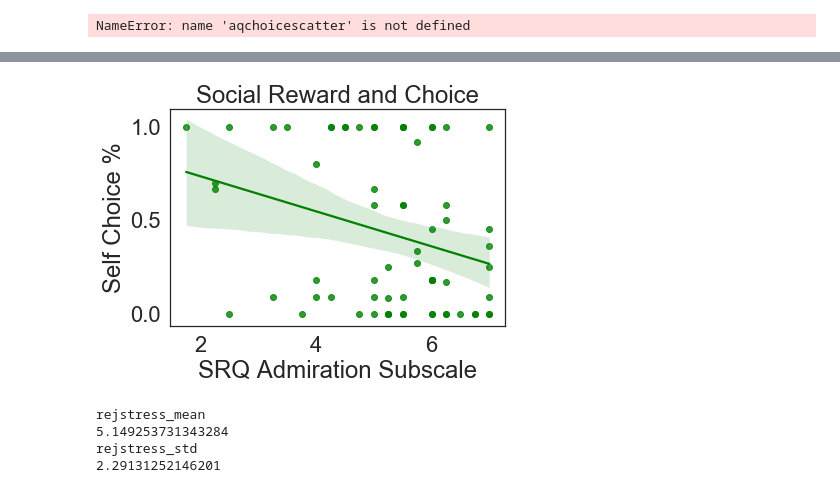
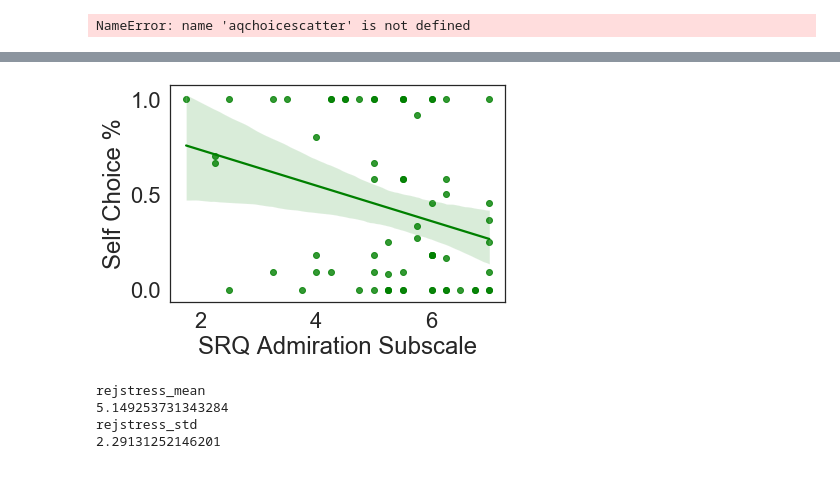
Before and after one commit to fareri-lab/Rejection_Choice, a Jupyter notebook: RMAnova w Pingouin_7.18.23.ipynb, the cells around one changed output, grey strips where cells are left out. Drawn from its saved outputs; the diff is of its cells as text; code cells hidden in the pictures.

```diff
--- a/RMAnova w Pingouin_7.18.23.ipynb
+++ b/RMAnova w Pingouin_7.18.23.ipynb
@@ -847,13 +844,12 @@ print(srqadmirationchoicescatter)
 # %%
 r = scipy.stats.spearmanr(a=srqadmirationchoicescatter.SRQ_admiration_, b=srqadmirationchoicescatter.rejchoice_)[0]
 scatter_srqadmiration_choice = sns.regplot(x= "SRQ_admiration_", y= "rejchoice_", data= srqadmirationchoicescatter, scatter_kws={"color": "green"}, line_kws={"color": "green"})
-scatter_srqadmiration_choice.set_title('Social Reward and Choice')
 scatter_srqadmiration_choice.set_ylabel('Self Choice %')
 scatter_srqadmiration_choice.set_xlabel('SRQ Admiration Subscale')
 #scatter_srqadmiration_choice= plt.text(2, .82, 'r = ' + str(round(r, 2)))
-plt.savefig('srqadmiration_choice_scatterplot.png')
+plt.savefig('srqadmiration_choice_scatterplot.png', bbox_inches='tight')
 # %% [output]
-[figure, old version]
+[figure, new version]
 # %%
 #affect ratings in rejection condition
 rejstress_mean = rej['recoded_stress'].mean()
```
Also changed, not shown: parts of 4 cells of this notebook, 5 other files.
